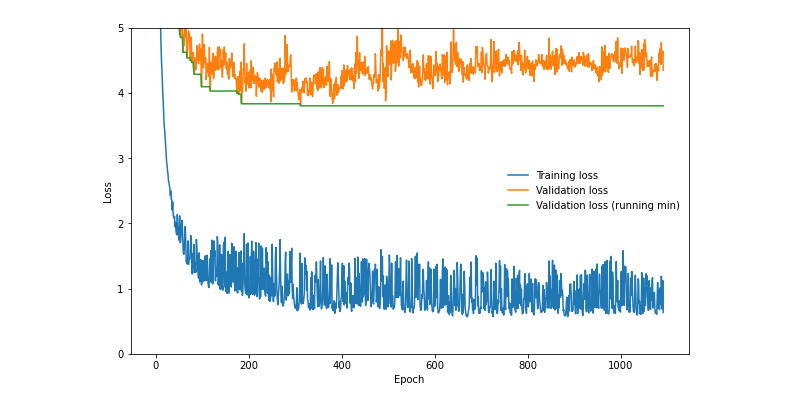
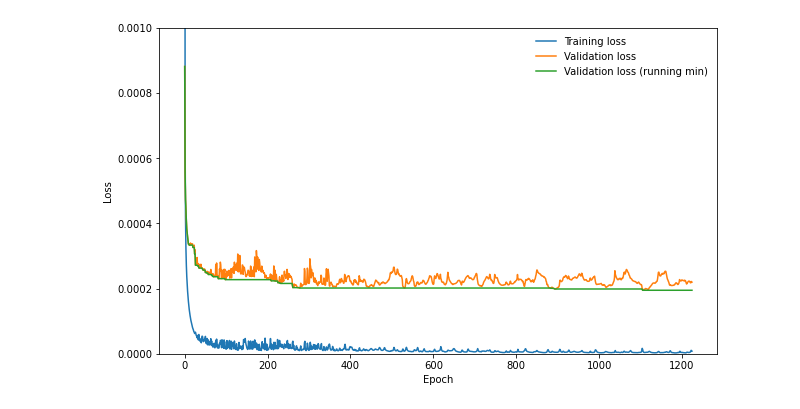
Before and after one commit to carbonscott/beamfinder, a Jupyter notebook: examples/alog.learncurve.ipynb, the cells around one changed output. Drawn from its saved outputs; the diff is of its cells as text; code cells hidden in the pictures.

```diff
--- a/examples/alog.learncurve.ipynb
+++ b/examples/alog.learncurve.ipynb
@@ -87,7 +87,11 @@ class LearnCurve:
             loc       = "best",
         )
 
-        self.ax_img1.set_ylim([0, 5])
+        # !!!!!!!!!!!!!!!!!!!!!!!!!!!!!!!!!!
+        # self.ax_img1.set_xlim([0, 180])
+        self.ax_img1.set_ylim([0, 1e-3])
+        self.ax_img1.axhline(y=1, color='r')
+        # self.ax_img1.axvline(x=175, color='r')
 
 
     def show(self, filename = None):
@@ -149,46 +153,40 @@ def get_loss(lines, istrain = True):
 
     return losses
 
 
 
 
-timestamp = "2023_0313_1255_23"
-timestamp = "2023_0313_1445_30"
-# timestamp = "2023_0313_1544_55"
-timestamp = "2023_0313_1707_09"
-timestamp = "2023_0313_1743_37"
-# timestamp = "2023_0313_1745_41"
-# timestamp = "2023_0313_1754_12"
-# timestamp = "2023_0313_1749_49"
-# timestamp = "2023_0313_1926_49"
-# timestamp = "2023_0313_2042_58"
-timestamp = "2023_0313_2214_30"
-timestamp = "2023_0314_0941_45"
+timestamp = "2023_0317_0930_32"
+timestamp = "2023_0317_0931_07"
+timestamp = "2023_0317_1153_21"
+timestamp = "2023_0317_1157_27"
+timestamp = "2023_0317_1547_40"
+timestamp = "2023_0317_2047_44"
 
 
 drc_log  = 'logs'
 fl_log   = f"{timestamp}.train.log"
 path_log = os.path.join(drc_log, fl_log)
 with open(path_log,'r') as fh:
     lines = fh.readlines()
 
 loss_train      = get_loss(lines, istrain = True)
 loss_validation = get_loss(lines, istrain = False)
 
 loss_train      = np.array( loss_train )
 loss_validation = np.array( loss_validation )
 
 winsize = 1
 loss_train      = np.nanmean(loss_train.reshape(-1,winsize,2), axis = 1)
 loss_validation = np.nanmean(loss_validation.reshape(-1,winsize,2), axis = 1)
 
 
 fl_pdf = f"{timestamp}.learncurve"
 learn_curve = LearnCurve(loss_train, loss_validation, title = "Learning Curve", figsize = (10,6))
 learn_curve.show()
 ## learn_curve.show(filename = fl_pdf)
 # %% [output]
-[figure, old version]
+[figure, new version]
 # %%
 loss_train      = get_loss(lines, istrain = True)
 loss_validation = get_loss(lines, istrain = False)
```
Also changed, not shown: parts of 2 cells of this notebook, 3 other files.
